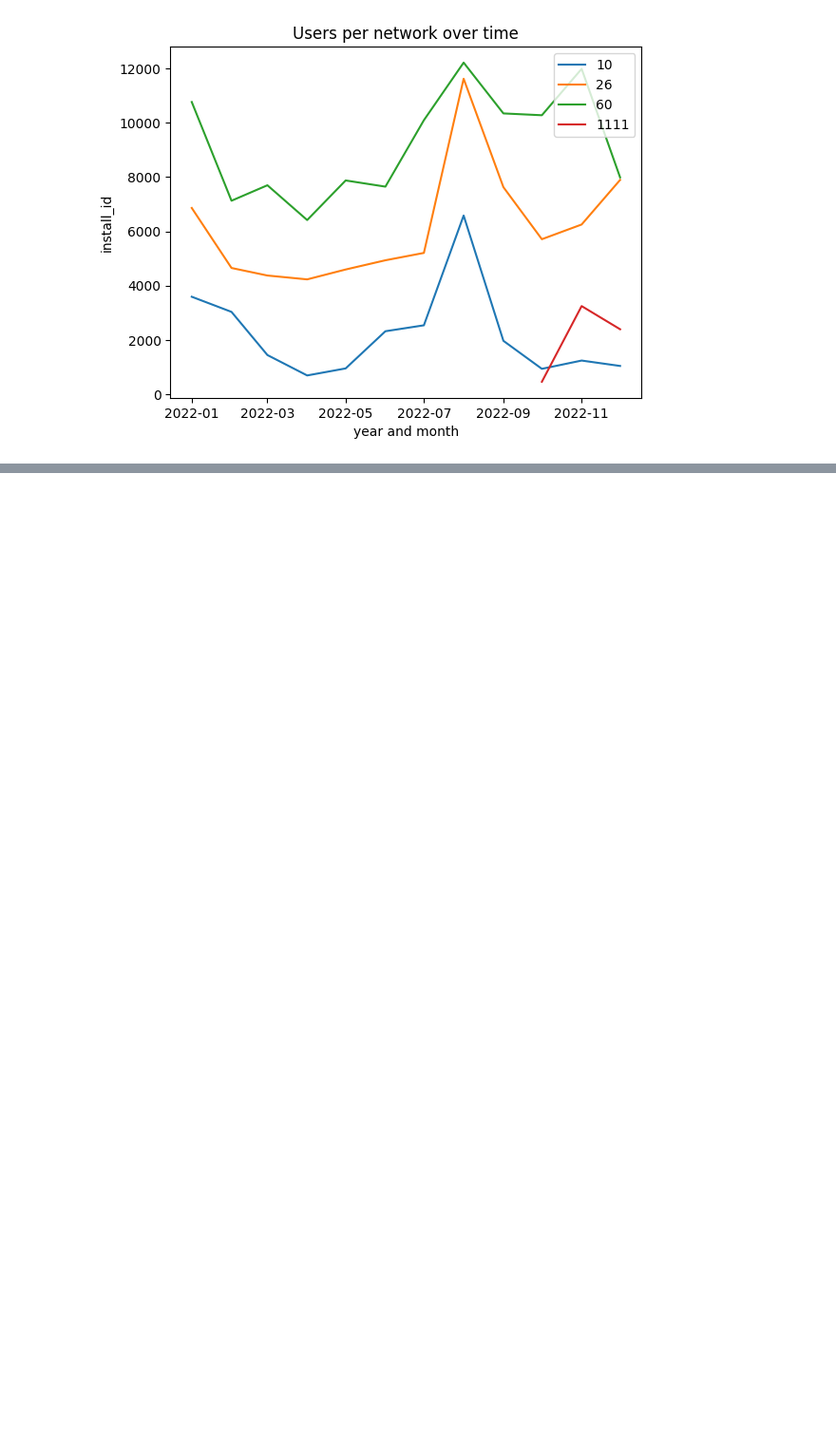
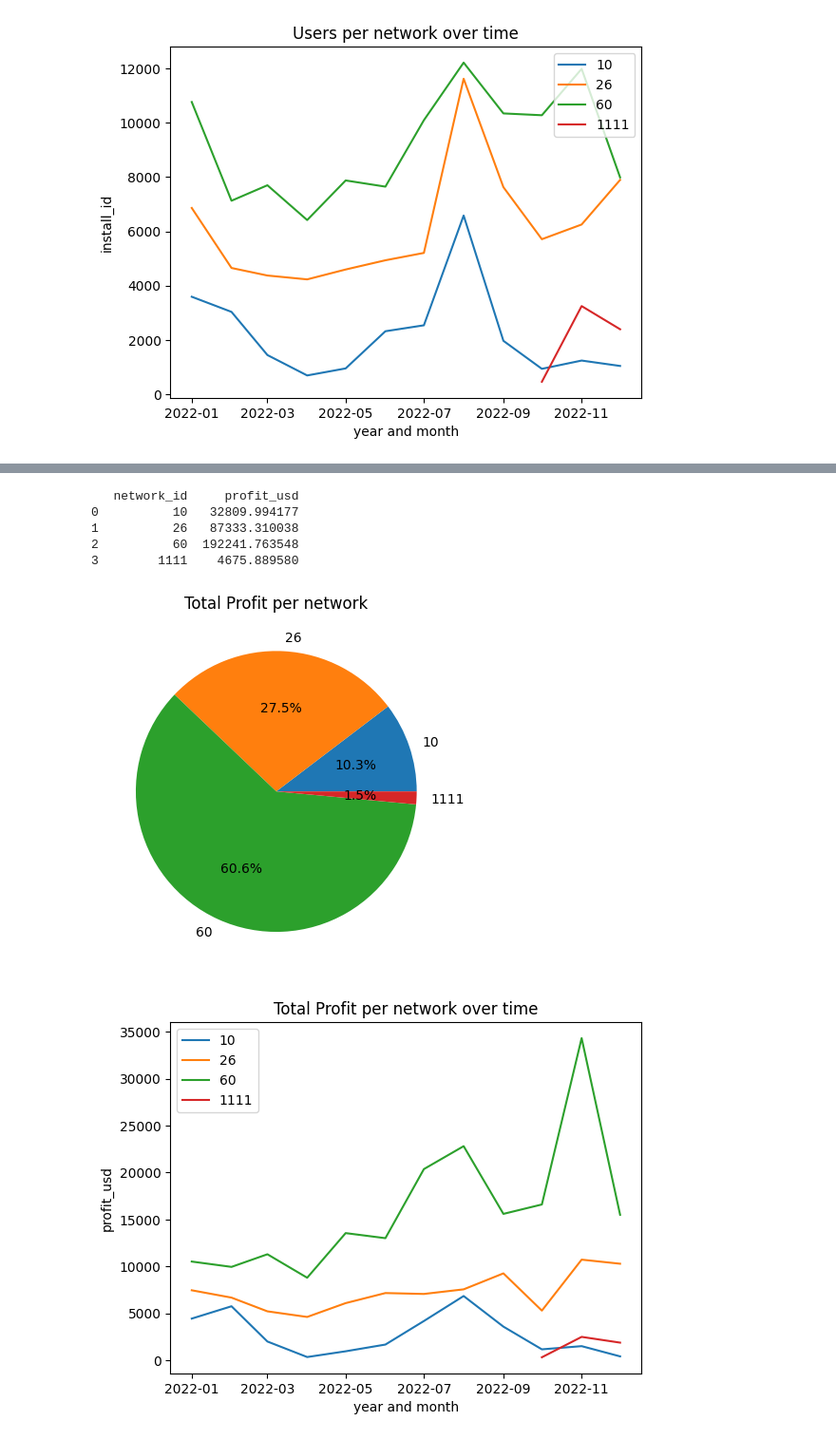
Before and after one commit to shamisolchikamhi/Game-KPIs-analysis-, a Jupyter notebook: main_notebook.ipynb, the cells around one changed output, grey strips where cells are left out. Shown at 95% size. Saved outputs shown, nothing was run; the diff lists cells and outputs as text; code cells hidden in the pictures; blank space fills up the shorter version.

```diff
--- a/main_notebook.ipynb
+++ b/main_notebook.ipynb
@@ -168,0 +150,17 @@ analytics.total_profit()
+# %%
+
+print(analytics.grouped_profit(groupby_column='network_id', mean = False))
+AnalyticsCharts.pie_chart(data= analytics.grouped_profit(groupby_column='network_id', mean = False),
+                     label_column= 'network_id', value_column= 'profit_usd',
+                     title='Total Profit per network')
+AnalyticsCharts.time_series_breakdown(analytics.grouped_profit(groupby_column = ['network_id','year and month'], mean = False),
+                                 x_column='year and month',
+                     y_column='profit_usd', breakdown_column='network_id', title='Total Profit per network over time')
+# %% [output]
+   network_id     profit_usd
+0          10   32809.994177
+1          26   87333.310038
+2          60  192241.763548
+3        1111    4675.889580
+[figure, added]
+[figure, added]
```
Also changed, not shown: parts of 24 cells of this notebook, 4 other files.
